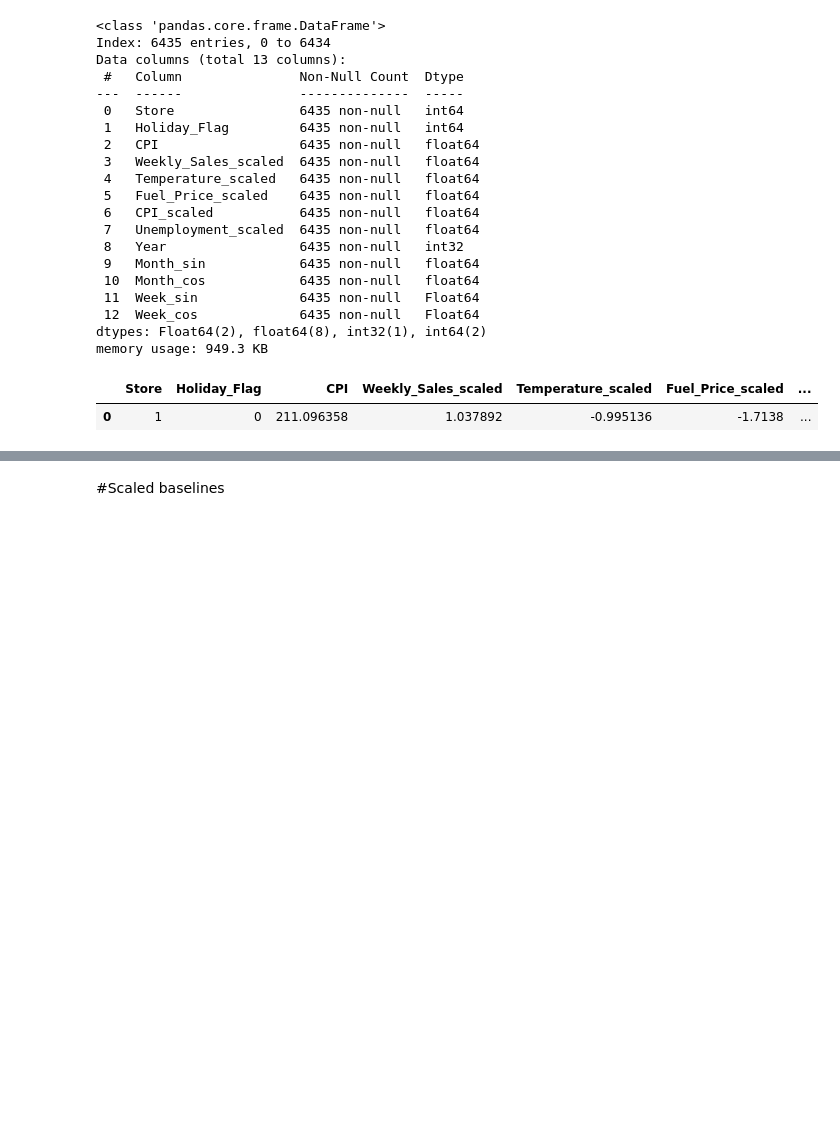
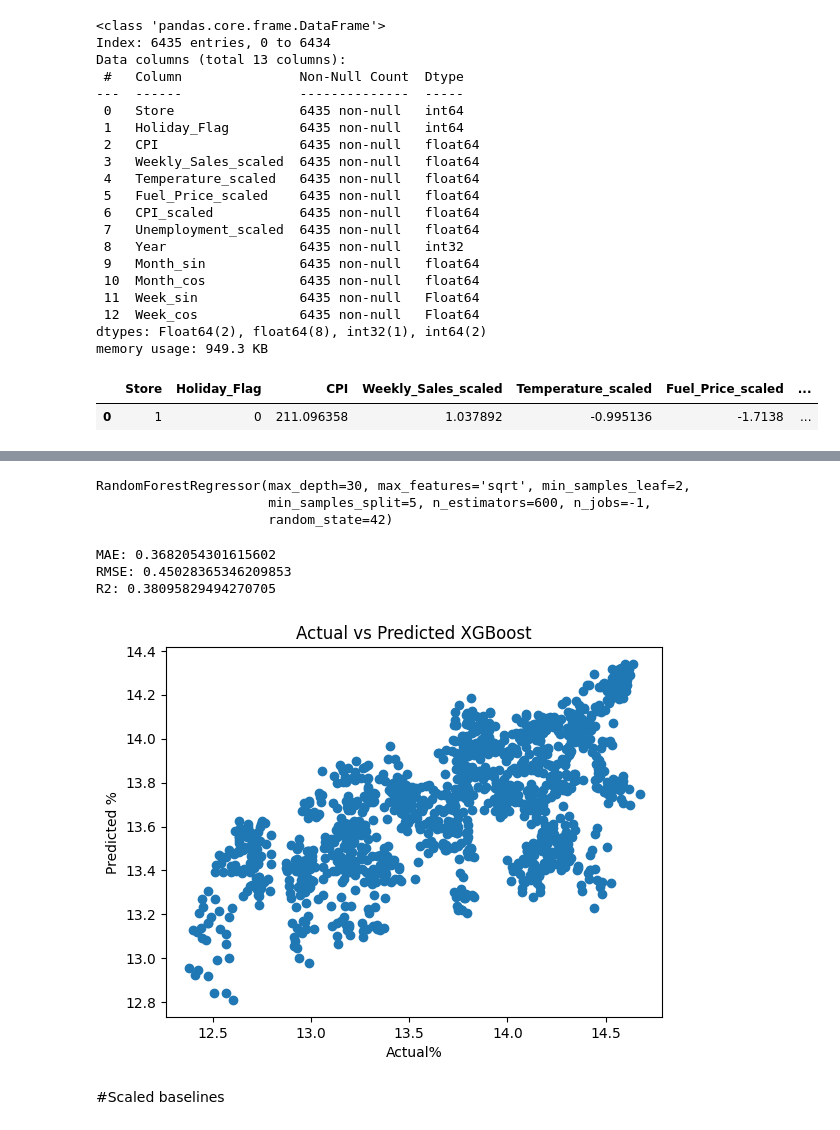
Before and after one commit to BenRyan-8/MarketingAnalytics_CA, a Jupyter notebook: marketinganalyticsCA.ipynb, the cells around one changed output, grey strips where cells are left out. Saved outputs shown, nothing was run; the diff lists cells and outputs as text; code cells hidden in the pictures; blank space fills up the shorter version.

```diff
--- a/marketinganalyticsCA.ipynb
+++ b/marketinganalyticsCA.ipynb
@@ -247,3 +406,49 @@ df_scaled= pd.concat([df_scaled.drop(['Store', 'Year'], axis=1), encoded_df], ax
+# %%
+from sklearn.ensemble import RandomForestRegressor
+
+rf = RandomForestRegressor(
+    n_estimators=600,
+    max_depth=30,
+    min_samples_split=5,
+    min_samples_leaf=2,
+    max_features='sqrt',
+    n_jobs=-1,
+    random_state=42
+)
+
+rf.fit(X_train, y_train)
+# %% [output]
+RandomForestRegressor(max_depth=30, max_features='sqrt', min_samples_leaf=2,
+                      min_samples_split=5, n_estimators=600, n_jobs=-1,
+                      random_state=42)
+# %%
+from sklearn.metrics import mean_absolute_error, mean_squared_error, r2_score
+import numpy as np
+
+y_pred = rf.predict(X_test)
+
+rf_mae = mean_absolute_error(y_test, y_pred)
+rf_rmse = np.sqrt(mean_squared_error(y_test, y_pred))
+rf_r2 = r2_score(y_test, y_pred)
+
+print("MAE:", rf_mae)
+print("RMSE:", rf_rmse)
+print("R2:", rf_r2)
+# %% [output]
+MAE: 0.3682054301615602
+RMSE: 0.45028365346209853
+R2: 0.38095829494270705
+# %%
+import matplotlib.pyplot as plt
+
+plt.figure()
+plt.scatter(y_test, y_pred)
+plt.xlabel("Actual%")
+plt.ylabel("Predicted %")
+plt.title("Actual vs Predicted XGBoost")
+plt.show()
+# %% [output]
+[figure, added]
 # %% [markdown]
 #Scaled baselines
 # %%
```
Also changed, not shown: parts of 11 cells of this notebook.
